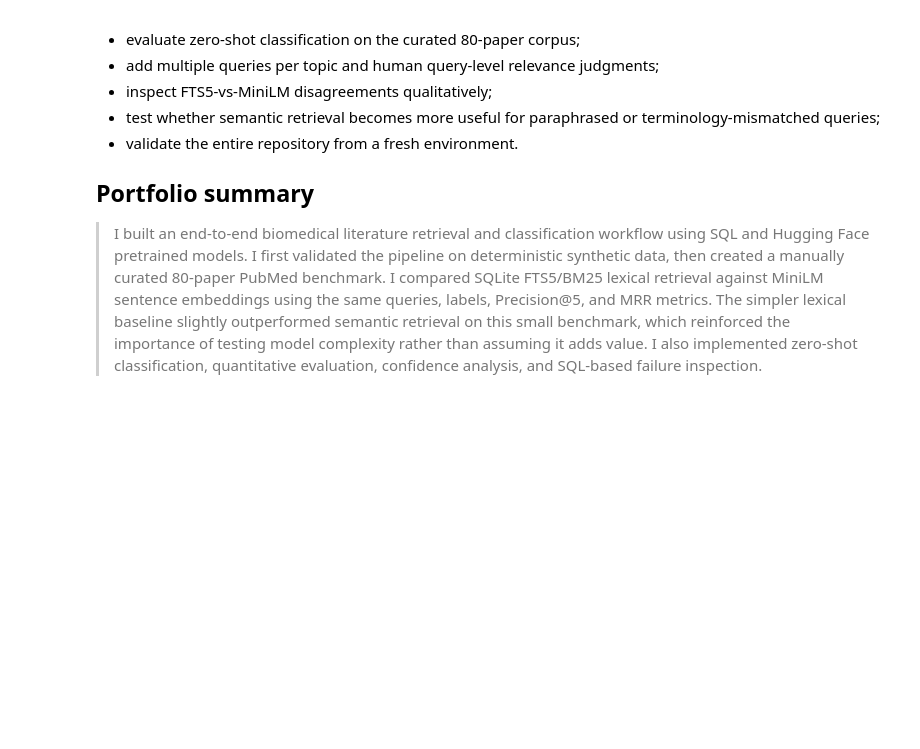
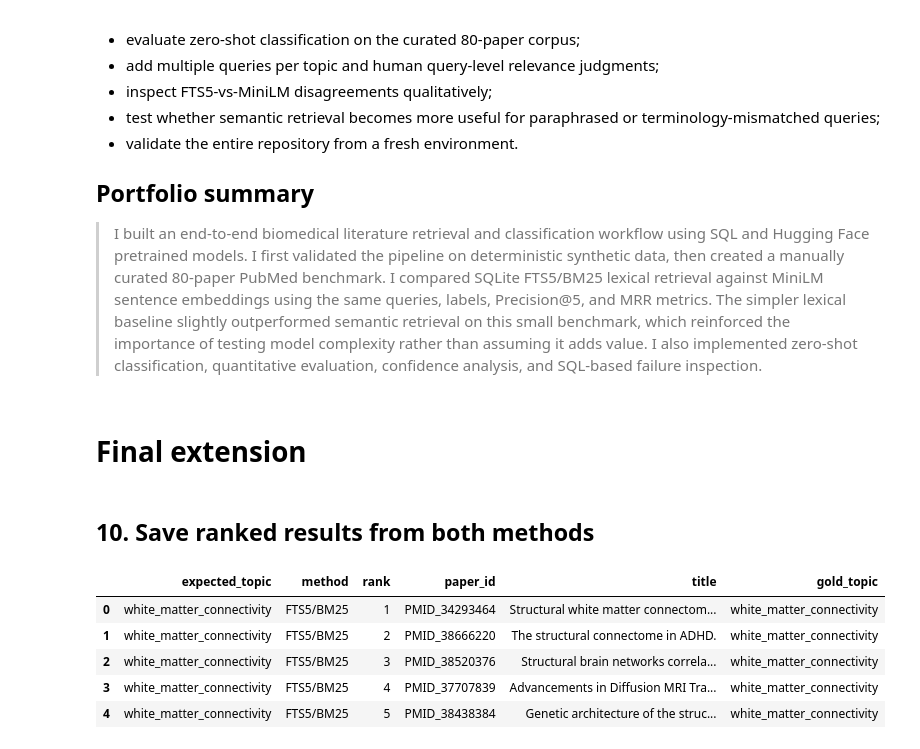
Before and after one commit to MarkNelson86/biomedical-literature-search-hf-sql, a Jupyter notebook: biomedical_literature_search_hf_sql.ipynb, the cells around one changed output. Saved outputs shown, nothing was run; the diff lists cells and outputs as text; code cells hidden in the pictures; blank space fills up the shorter version.

```diff
--- a/biomedical_literature_search_hf_sql.ipynb
+++ b/biomedical_literature_search_hf_sql.ipynb
@@ -1080,3 +1078,78 @@ The highest-value extensions would be:
 ## Portfolio summary
 
 > I built an end-to-end biomedical literature retrieval and classification workflow using SQL and Hugging Face pretrained models. I first validated the pipeline on deterministic synthetic data, then created a manually curated 80-paper PubMed benchmark. I compared SQLite FTS5/BM25 lexical retrieval against MiniLM sentence embeddings using the same queries, labels, Precision@5, and MRR metrics. The simpler lexical baseline slightly outperformed semantic retrieval on this small benchmark, which reinforced the importance of testing model complexity rather than assuming it adds value. I also implemented zero-shot classification, quantitative evaluation, confidence analysis, and SQL-based failure inspection.
+# %% [markdown]
+# Final extension
+# %% [markdown]
+## 10. Save ranked results from both methods
+# %%
+retrieval_details = []
+
+for expected_topic, query_config in RETRIEVAL_QUERIES.items():
+
+    # Lexical search
+    fts_results = search_fts5(
+        real_conn,
+        query_config["fts_query"],
+        top_k=5,
+    ).copy()
+
+    fts_results["method"] = "FTS5/BM25"
+    fts_results["rank"] = range(1, len(fts_results) + 1)
+    fts_results["expected_topic"] = expected_topic
+
+    retrieval_details.append(
+        fts_results[
+            [
+                "expected_topic",
+                "method",
+                "rank",
+                "paper_id",
+                "title",
+                "gold_topic",
+            ]
+        ]
+    )
+
+    # Semantic search
+    semantic_results = semantic_search_real(
+        query_config["natural_query"],
+        real_corpus,
+        real_paper_embeddings,
+        embedding_model,
+        top_k=5,
+    ).copy()
+
+    semantic_results["method"] = "MiniLM"
+    semantic_results["rank"] = range(
+        1,
+        len(semantic_results) + 1,
+    )
+    semantic_results["expected_topic"] = expected_topic
+
+    retrieval_details.append(
+        semantic_results[
+            [
+                "expected_topic",
+                "method",
+                "rank",
+                "paper_id",
+                "title",
+                "gold_topic",
+            ]
+        ]
+    )
+
+retrieval_details = pd.concat(
+    retrieval_details,
+    ignore_index=True,
+)
+
+retrieval_details.head()
+# %% [output]
+|  | expected_topic | method | rank | paper_id | title | gold_topic |
+| 0 | white_matter_connectivity | FTS5/BM25 | 1 | PMID_34293464 | Structural white matter connectom... | white_matter_connectivity |
+| 1 | white_matter_connectivity | FTS5/BM25 | 2 | PMID_38666220 | The structural connectome in ADHD. | white_matter_connectivity |
+| 2 | white_matter_connectivity | FTS5/BM25 | 3 | PMID_38520376 | Structural brain networks correla... | white_matter_connectivity |
+| 3 | white_matter_connectivity | FTS5/BM25 | 4 | PMID_37707839 | Advancements in Diffusion MRI Tra... | white_matter_connectivity |
+| 4 | white_matter_connectivity | FTS5/BM25 | 5 | PMID_38438384 | Genetic architecture of the struc... | white_matter_connectivity |
```
Also changed, not shown: parts of 9 cells of this notebook.
